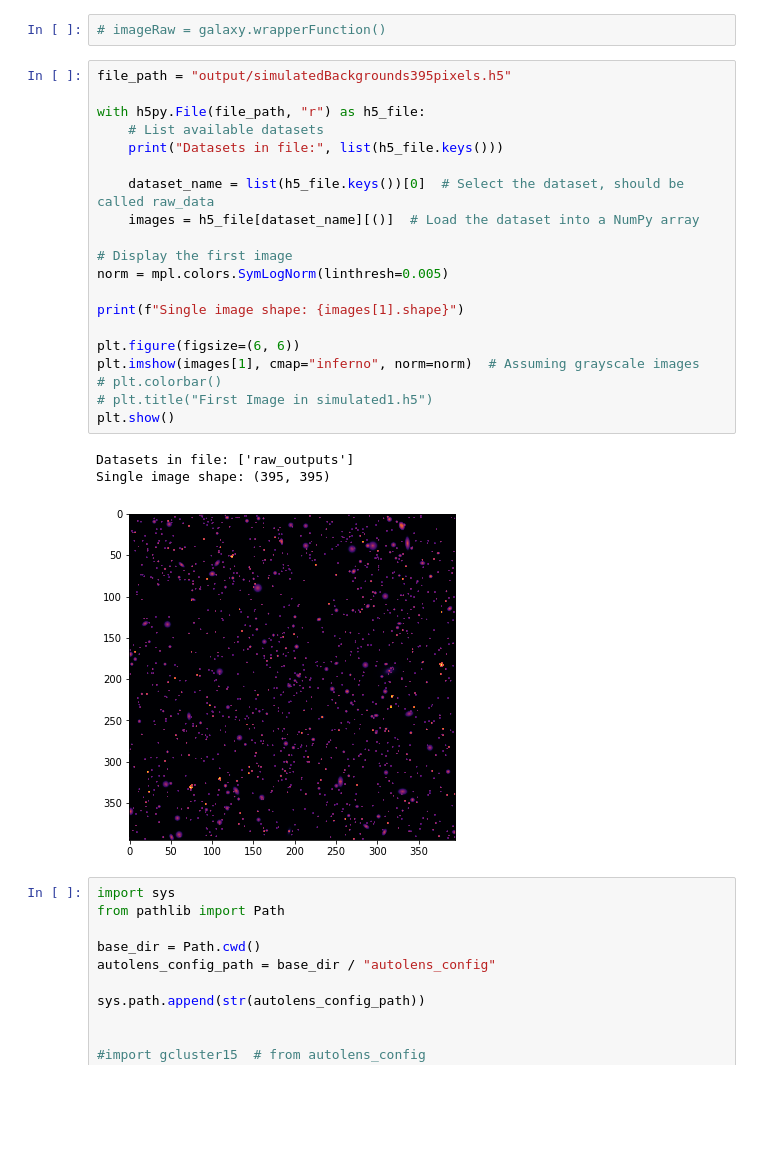
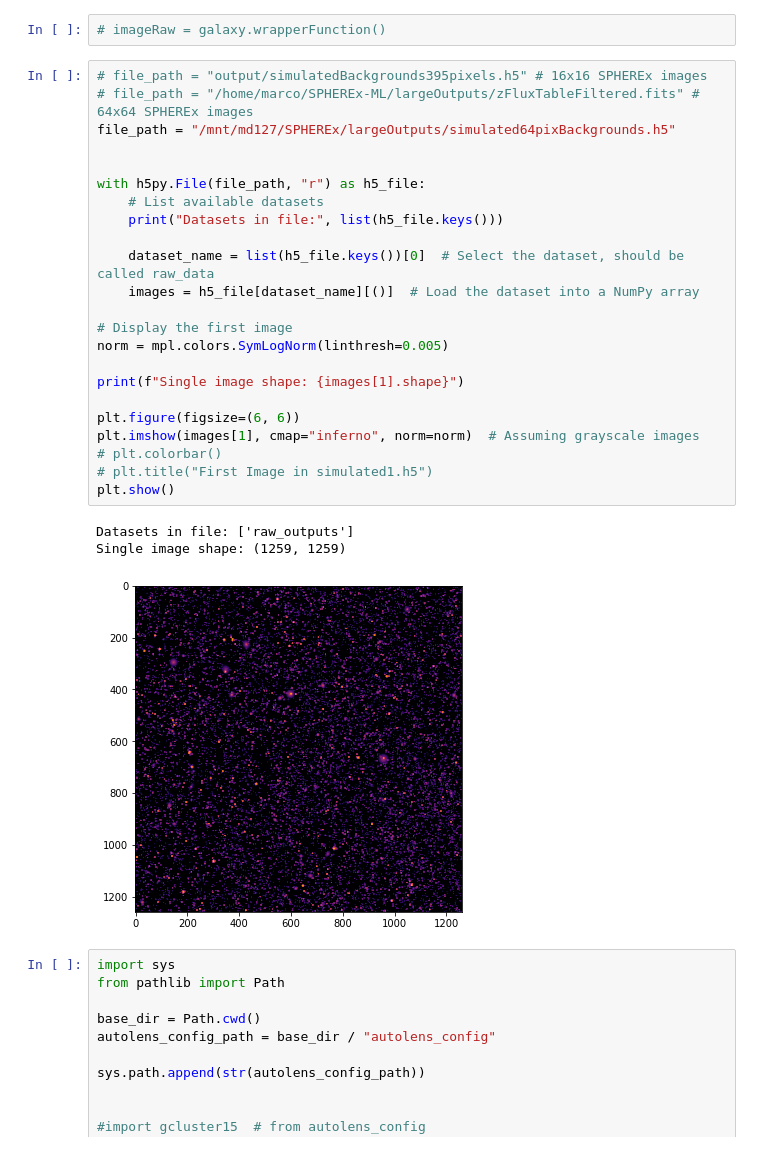
Before and after one commit to moomanchuu/SPHEREx-ML-marco-jame-proj, a Jupyter notebook: backlens1.ipynb, the cells around one changed output. Cells and saved outputs as stored; diff of their text form; blank space fills up the shorter version.

```diff
--- a/backlens1.ipynb
+++ b/backlens1.ipynb
@@ -117,29 +117,32 @@ We are still working on how to incorporate all of these bands.
 # %%
 # imageRaw = galaxy.wrapperFunction()
 # %%
-file_path = "output/simulatedBackgrounds395pixels.h5"
+# file_path = "output/simulatedBackgrounds395pixels.h5" # 16x16 SPHEREx images
+# file_path = "/home/marco/SPHEREx-ML/largeOutputs/zFluxTableFiltered.fits" # 64x64 SPHEREx images
+file_path = "/mnt/md127/SPHEREx/largeOutputs/simulated64pixBackgrounds.h5"
+
 
 with h5py.File(file_path, "r") as h5_file:
     # List available datasets
     print("Datasets in file:", list(h5_file.keys()))
 
     dataset_name = list(h5_file.keys())[0]  # Select the dataset, should be called raw_data
     images = h5_file[dataset_name][()]  # Load the dataset into a NumPy array
 
 # Display the first image
 norm = mpl.colors.SymLogNorm(linthresh=0.005)
 
 print(f"Single image shape: {images[1].shape}")
 
 plt.figure(figsize=(6, 6))
 plt.imshow(images[1], cmap="inferno", norm=norm)  # Assuming grayscale images
 # plt.colorbar()
 # plt.title("First Image in simulated1.h5")
 plt.show()
 # %% [output]
 Datasets in file: ['raw_outputs']
-Single image shape: (395, 395)
+Single image shape: (1259, 1259)
-[figure, old version]
+[figure, new version]
 # %%
 import sys
 from pathlib import Path
```
Also changed, not shown: parts of 3 cells of this notebook, 1 other file.
